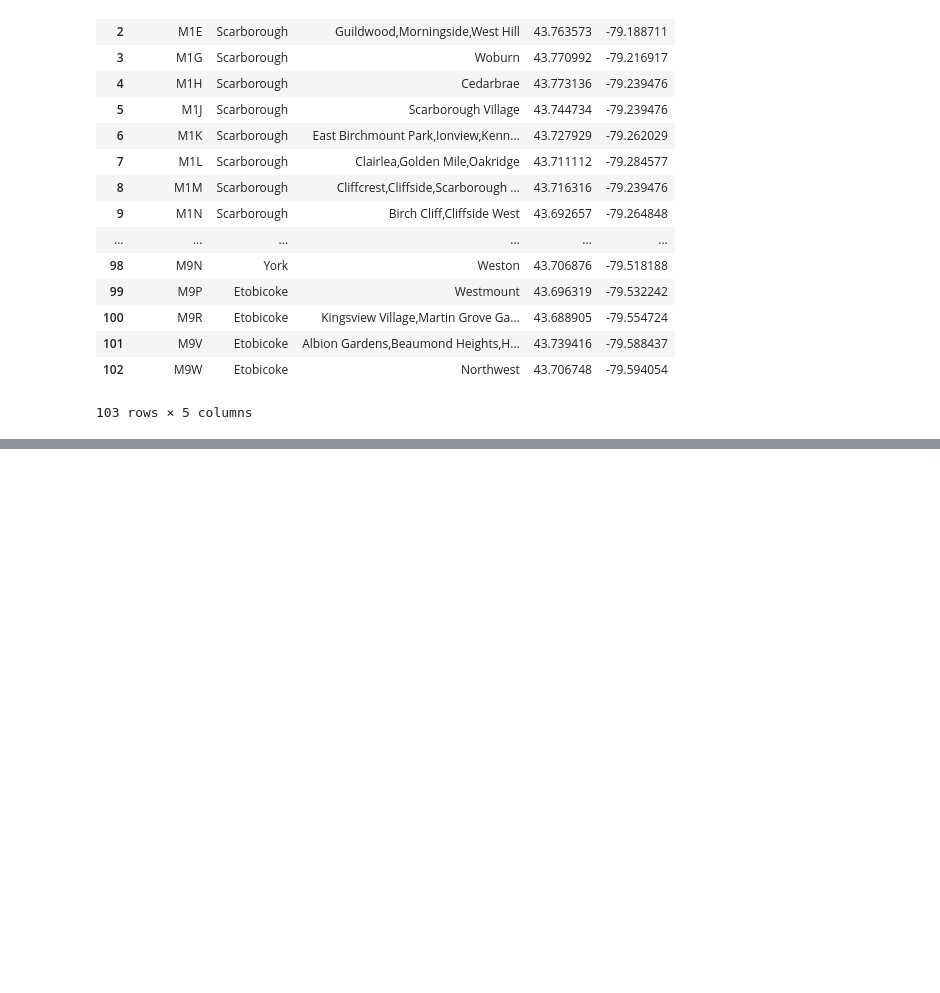
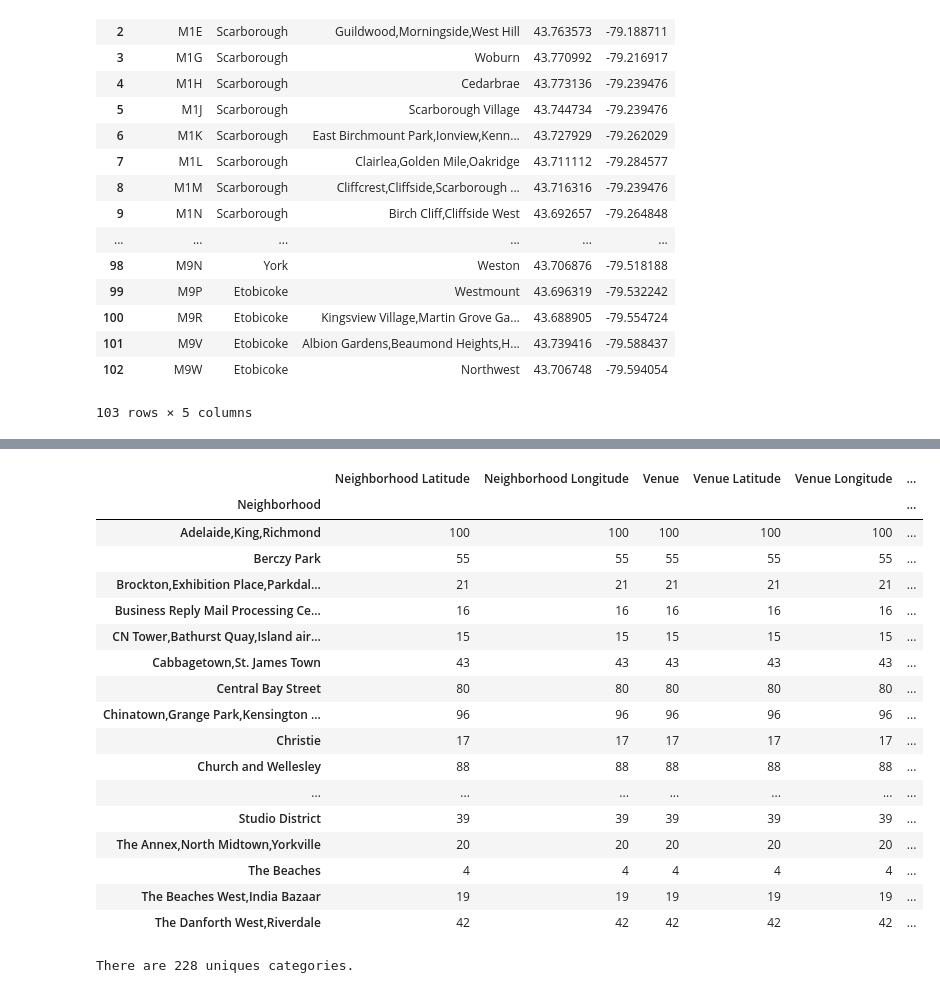
Before and after one commit to leetheway/Coursera_Capstone, a Jupyter notebook: Toronto Neighborhoods.ipynb, the cells around one changed output, grey strips where cells are left out. Saved outputs shown, nothing was run; the diff lists cells and outputs as text; code cells hidden in the pictures; blank space fills up the shorter version.

```diff
--- a/Toronto Neighborhoods.ipynb
+++ b/Toronto Neighborhoods.ipynb
@@ -187,0 +249,8 @@ geo
+# %%
+address = 'Toronto, On'
+
+geolocator = Nominatim(user_agent="To_explorer")
+location = geolocator.geocode(address)
+latitude = location.latitude
+longitude = location.longitude
+print('The geograpical coordinate of Toronto is {}, {}.'.format(latitude, longitude))
@@ -187,0 +379,25 @@ geo
+# %%
+Toronto_venues.groupby('Neighborhood').count()
+# %% [output]
+|  | Neighborhood Latitude | Neighborhood Longitude | Venue | Venue Latitude | Venue Longitude | ... |
+| Neighborhood |  |  |  |  |  | ... |
+| Adelaide,King,Richmond | 100 | 100 | 100 | 100 | 100 | ... |
+| Berczy Park | 55 | 55 | 55 | 55 | 55 | ... |
+| Brockton,Exhibition Place,Parkdal... | 21 | 21 | 21 | 21 | 21 | ... |
+| Business Reply Mail Processing Ce... | 16 | 16 | 16 | 16 | 16 | ... |
+| CN Tower,Bathurst Quay,Island air... | 15 | 15 | 15 | 15 | 15 | ... |
+| Cabbagetown,St. James Town | 43 | 43 | 43 | 43 | 43 | ... |
+| Central Bay Street | 80 | 80 | 80 | 80 | 80 | ... |
+| Chinatown,Grange Park,Kensington ... | 96 | 96 | 96 | 96 | 96 | ... |
+| Christie | 17 | 17 | 17 | 17 | 17 | ... |
+| Church and Wellesley | 88 | 88 | 88 | 88 | 88 | ... |
+| ... | ... | ... | ... | ... | ... | ... |
+| Studio District | 39 | 39 | 39 | 39 | 39 | ... |
+| The Annex,North Midtown,Yorkville | 20 | 20 | 20 | 20 | 20 | ... |
+| The Beaches | 4 | 4 | 4 | 4 | 4 | ... |
+| The Beaches West,India Bazaar | 19 | 19 | 19 | 19 | 19 | ... |
+| The Danforth West,Riverdale | 42 | 42 | 42 | 42 | 42 | ... |
+# %%
+print('There are {} uniques categories.'.format(len(Toronto_venues['Venue Category'].unique())))
+# %% [output]
+There are 228 uniques categories.
```
Also changed, not shown: parts of 18 cells of this notebook.
